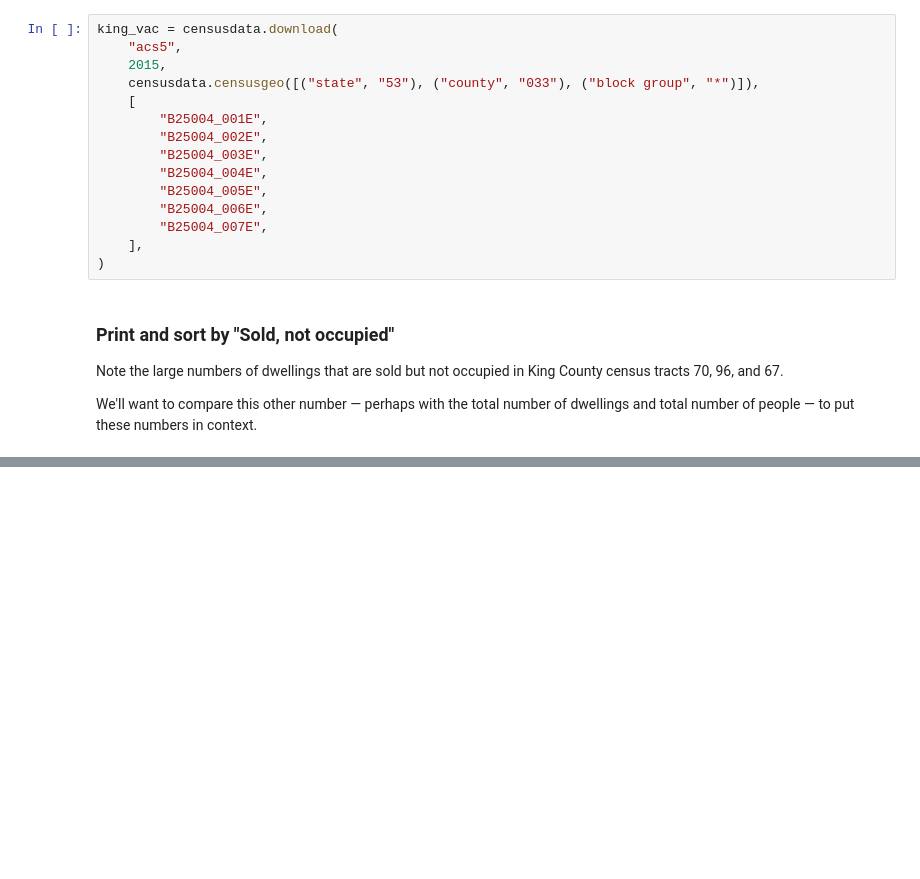
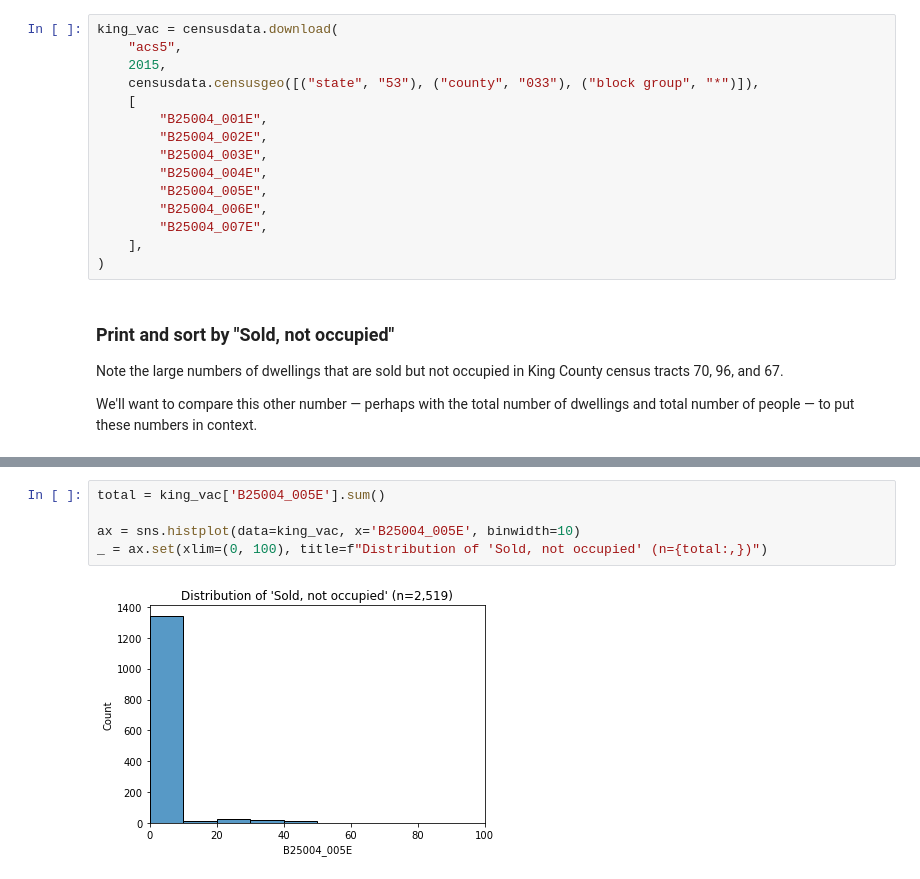
Before and after one commit to james-trimarco/seattle_vacancies, a Jupyter notebook: ACS_King_County.ipynb, the cells around one changed output, grey strips where cells are left out. Saved outputs shown, nothing was run; the diff lists cells and outputs as text; blank space fills up the shorter version.

```diff
--- a/ACS_King_County.ipynb
+++ b/ACS_King_County.ipynb
@@ -112,0 +130,7 @@ king_vac.sort_values(['B25004_005E'])
+# %%
+total = king_vac['B25004_005E'].sum()
+
+ax = sns.histplot(data=king_vac, x='B25004_005E', binwidth=10)
+_ = ax.set(xlim=(0, 100), title=f"Distribution of 'Sold, not occupied' (n={total:,})")
+# %% [output]
+[figure, added]
```
Also changed, not shown: parts of 9 cells of this notebook.
